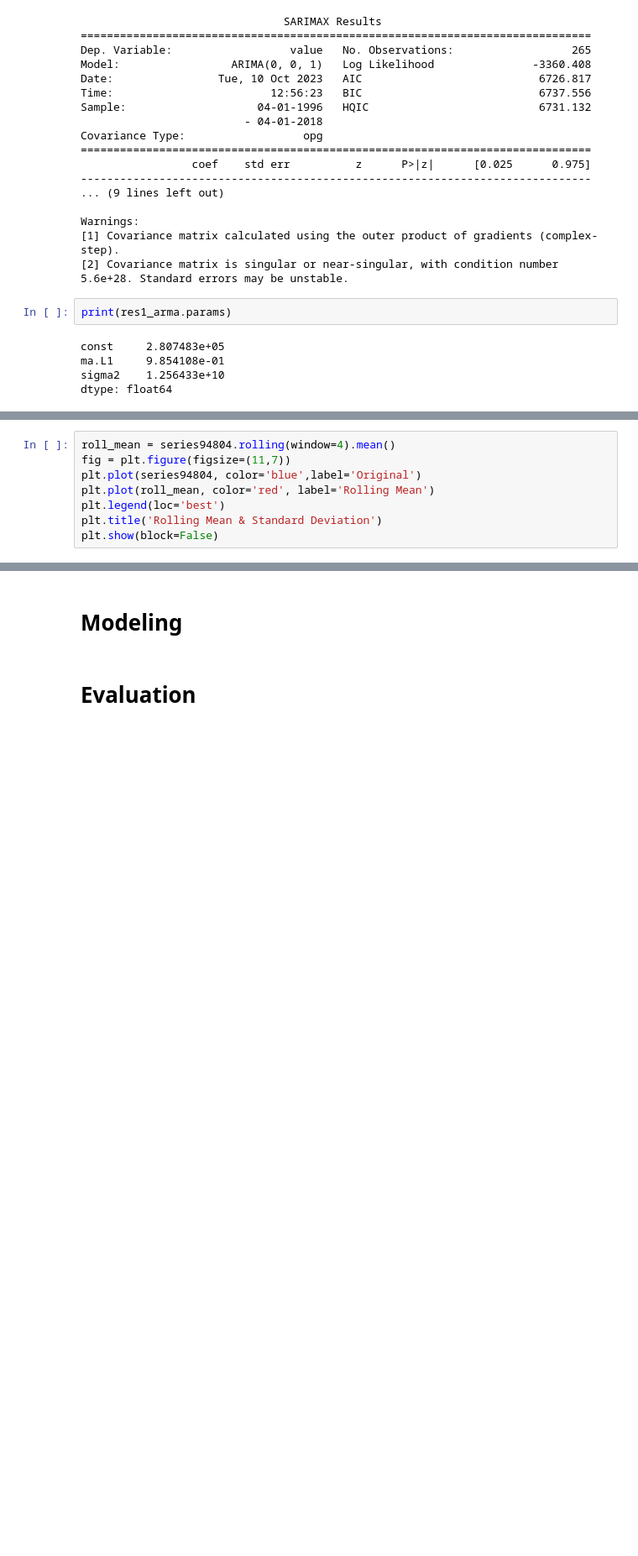
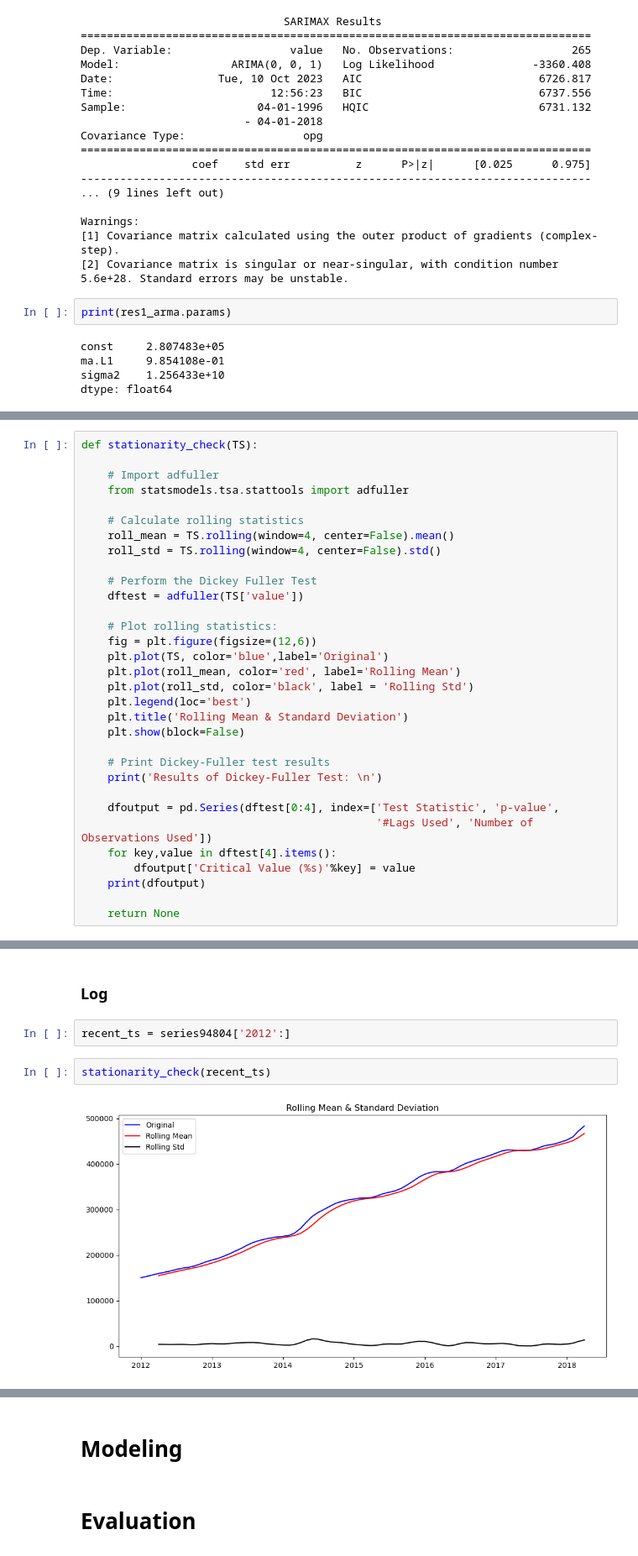
Before and after one commit to lalynjay/Time_series_analysis, a Jupyter notebook: Time_series_analysis.ipynb, the cells around one changed output, grey strips where cells are left out. Shown at 84% size. Cells and saved outputs as stored; diff of their text form; blank space fills up the shorter version.

```diff
--- a/Time_series_analysis.ipynb
+++ b/Time_series_analysis.ipynb
@@ -535,8 +458,0 @@ plt.show()
-# %%
-roll_mean = series94804.rolling(window=4).mean()
-fig = plt.figure(figsize=(11,7))
-plt.plot(series94804, color='blue',label='Original')
-plt.plot(roll_mean, color='red', label='Rolling Mean')
-plt.legend(loc='best')
-plt.title('Rolling Mean & Standard Deviation')
-plt.show(block=False)
@@ -576,0 +463,32 @@ dtype: float64
+# %%
+def stationarity_check(TS):
+
+    # Import adfuller
+    from statsmodels.tsa.stattools import adfuller
+
+    # Calculate rolling statistics
+    roll_mean = TS.rolling(window=4, center=False).mean()
+    roll_std = TS.rolling(window=4, center=False).std()
+
+    # Perform the Dickey Fuller Test
+    dftest = adfuller(TS['value'])
+
+    # Plot rolling statistics:
+    fig = plt.figure(figsize=(12,6))
+    plt.plot(TS, color='blue',label='Original')
+    plt.plot(roll_mean, color='red', label='Rolling Mean')
+    plt.plot(roll_std, color='black', label = 'Rolling Std')
+    plt.legend(loc='best')
+    plt.title('Rolling Mean & Standard Deviation')
+    plt.show(block=False)
+
+    # Print Dickey-Fuller test results
+    print('Results of Dickey-Fuller Test: \n')
+
+    dfoutput = pd.Series(dftest[0:4], index=['Test Statistic', 'p-value',
+                                             '#Lags Used', 'Number of Observations Used'])
+    for key,value in dftest[4].items():
+        dfoutput['Critical Value (%s)'%key] = value
+    print(dfoutput)
+
+    return None
@@ -576,0 +509,8 @@ dtype: float64
+# %% [markdown]
+### Log
+# %%
+recent_ts = series94804['2012':]
+# %%
+stationarity_check(recent_ts)
+# %% [output]
+[figure, added]
```
Also changed, not shown: parts of 35 cells of this notebook.
